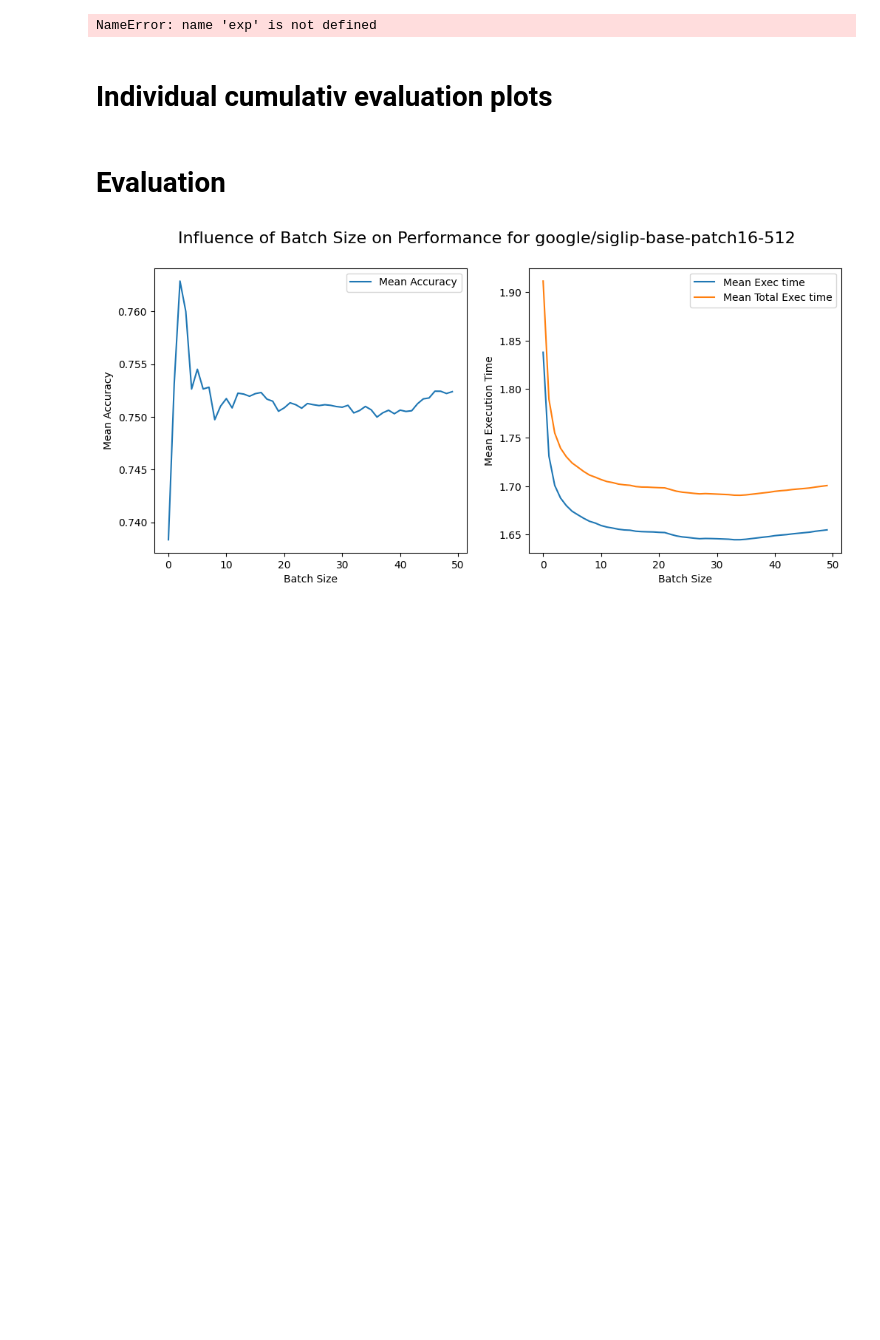
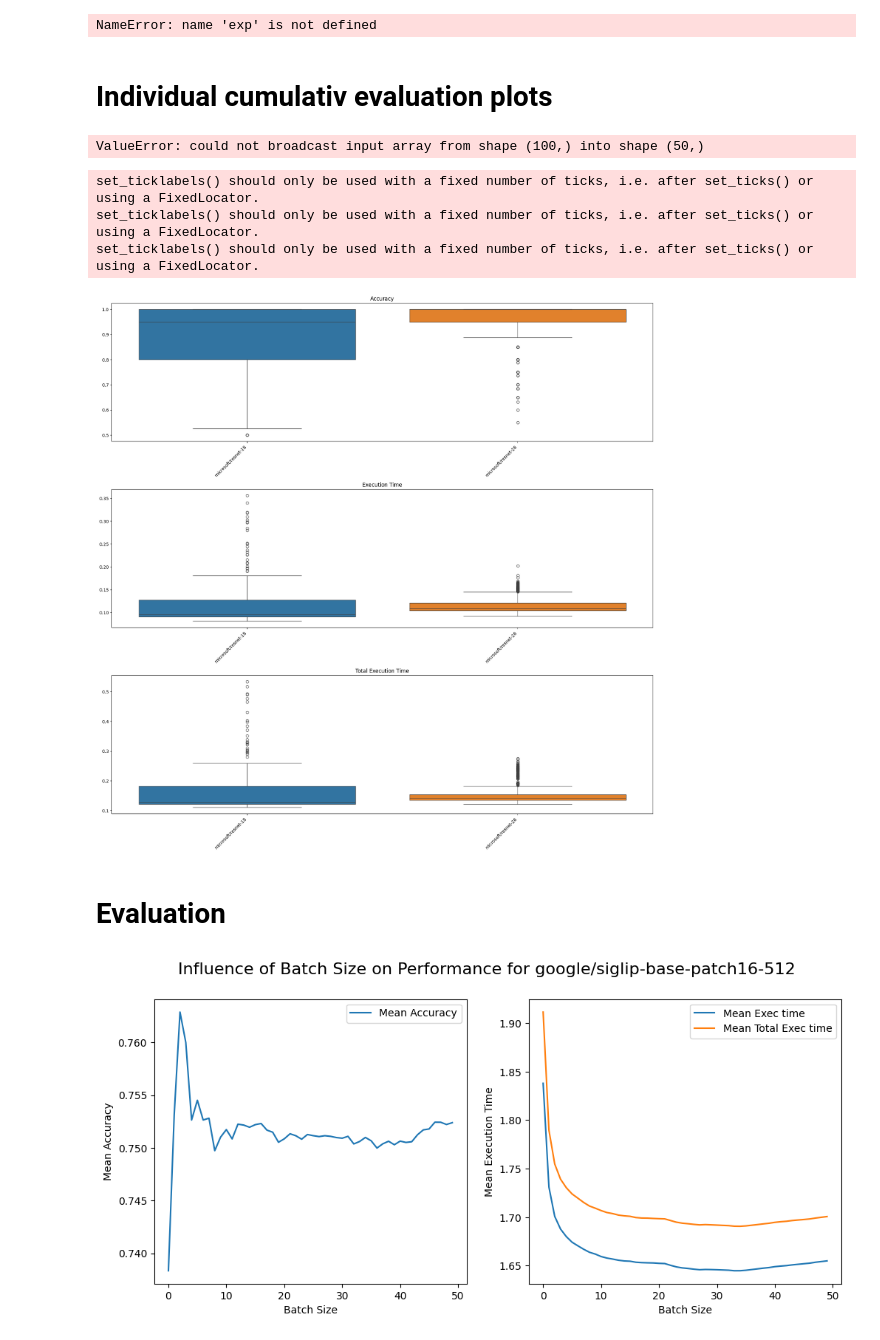
Before and after one commit to szymonkulpinski/colab_notebooks, a Jupyter notebook: teams_clustering.ipynb, the cells around one changed output. Saved outputs shown, nothing was run; the diff lists cells and outputs as text; code cells hidden in the pictures; blank space fills up the shorter version.

Commit message:
Add the first boxplots

```diff
--- a/teams_clustering.ipynb
+++ b/teams_clustering.ipynb
@@ -414,6 +423,61 @@ display_for_id(np.argmin(exp.results_list), exp)
 NameError: name 'exp' is not defined
 # %% [markdown]
 # Individual cumulativ evaluation plots
+# %%
+all_experiments_for_all_iterations=[]
+# NUM_ITERATIONS = 50
+NUM_ITERATIONS_ARRAY = range(NUM_ITERATIONS)
+for it in NUM_ITERATIONS_ARRAY:
+  all_experiments_for_all_iterations.append(load_results_from_google_drive(it, is_iteration=True))
+
+# Settings
+num_images = len(all_experiments_for_all_iterations[0][0].results_list)
+rows = NUM_ITERATIONS * num_images
+
+accuracy_array = np.zeros((rows, len(versions_to_test)))
+exec_time_array = np.zeros((rows, len(versions_to_test)))
+total_exec_time_array = np.zeros((rows, len(versions_to_test)))
+model_name_list = []
+
+for i_exp in range(len(all_experiments_for_all_iterations[0])): # for experiment, every batch has the same amount of methods in it
+  for i_batch in range(len(all_experiments_for_all_iterations)): # for iteration
+    current_exp = all_experiments_for_all_iterations[i_batch][i_exp]
+    accuracy_array[i_batch*num_images:(i_batch+1)*num_images,i_exp] = current_exp.results_list
+    exec_time_array[i_batch*num_images:(i_batch+1)*num_images,i_exp] = current_exp.execution_time_list
+    total_exec_time_array[i_batch*num_images:(i_batch+1)*num_images,i_exp] = current_exp.total_execution_time_list
+  model_name_list.append(current_exp.model_path)
+# %% [output]
+ValueError: could not broadcast input array from shape (100,) into shape (50,)
+# %%
+import matplotlib.pyplot as plt
+import seaborn as sns
+
+# Create a figure and axes for the boxplots
+fig, axes = plt.subplots(3, 1, figsize=(18, 18))  # 3 rows, 1 column
+
+# Boxplot for accuracy_array
+sns.boxplot(data=accuracy_array, ax=axes[0])
+axes[0].set_title('Accuracy')
+axes[0].set_xticklabels(model_name_list, rotation=45, ha='right')
+
+# Boxplot for exec_time_array
+sns.boxplot(data=exec_time_array, ax=axes[1])
+axes[1].set_title('Execution Time')
+axes[1].set_xticklabels(model_name_list, rotation=45, ha='right')
+
+# Boxplot for total_exec_time_array
+sns.boxplot(data=total_exec_time_array, ax=axes[2])
+axes[2].set_title('Total Execution Time')
+axes[2].set_xticklabels(model_name_list, rotation=45, ha='right')
+
+# Adjust layout and display the plot
+plt.tight_layout()
+plt.show()
+# %% [output]
+set_ticklabels() should only be used with a fixed number of ticks, i.e. after set_ticks() or using a FixedLocator.
+set_ticklabels() should only be used with a fixed number of ticks, i.e. after set_ticks() or using a FixedLocator.
+set_ticklabels() should only be used with a fixed number of ticks, i.e. after set_ticks() or using a FixedLocator.
+[figure, added]
 # %% [markdown]
 # Evaluation
 # %%
```
Also changed, not shown: parts of 2 cells of this notebook.
